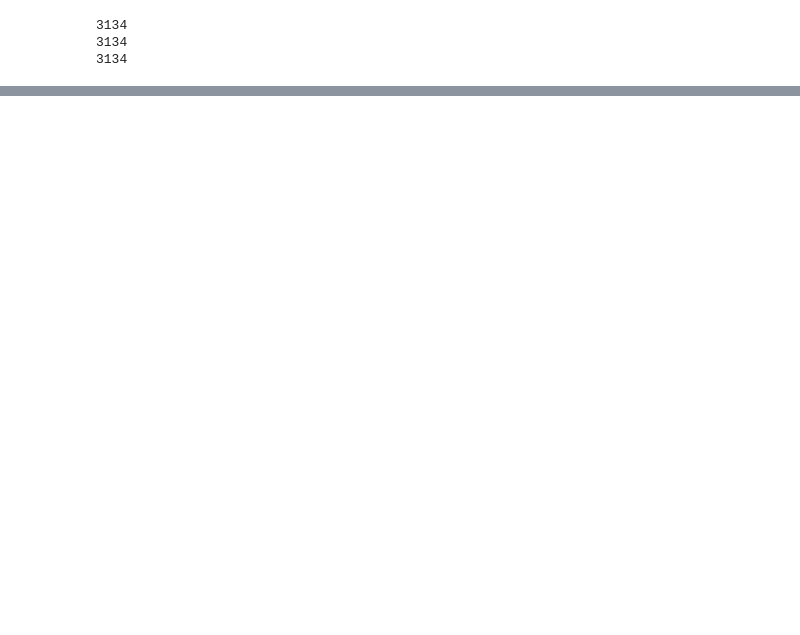
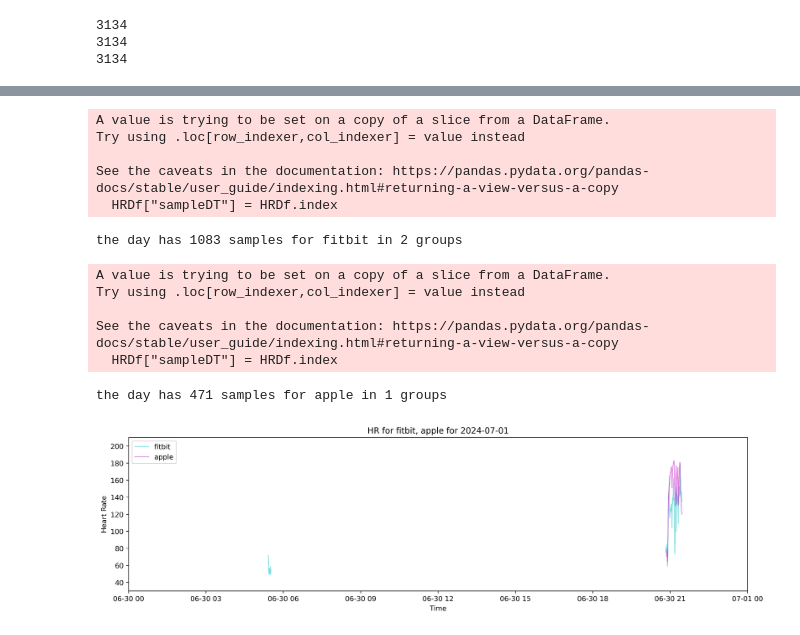
Before and after one commit to AbhikChowdhury6/dataImport, a Jupyter notebook: analyisis/HRHRPlot.ipynb, the cells around one changed output, grey strips where cells are left out. Saved outputs shown, nothing was run; the diff lists cells and outputs as text; code cells hidden in the pictures; blank space fills up the shorter version.

```diff
--- a/analyisis/HRHRPlot.ipynb
+++ b/analyisis/HRHRPlot.ipynb
@@ -32,2 +52,3 @@ print(len(fitbitGroups))
 # %%
-intersectingGroups = pd.DataFrame(calcIntersectionOfMultipleGroups([polarGroups, fitbitGroups]), columns = ['startDate', 'endDate'])
+intersectingGroups = pd.DataFrame(calcIntersectionOfMultipleGroups([appleGroups, fitbitGroups]), columns = ['startDate', 'endDate'])
+print(len(intersectingGroups))
@@ -34,3 +57,3 @@ intersectingGroups = pd.DataFrame(calcIntersectionOfMultipleGroups([polarGroups,
 # %%
 intersectingFitbitHRs = getHRsForTimePeriods(intersectingGroups, fitbitHRDf)
-intersectingPolarHRs = getHRsForTimePeriods(intersectingGroups, polarHRDf)
+intersectingAppleHRs = getHRsForTimePeriods(intersectingGroups, appleHRDf)
@@ -48,0 +86,17 @@ sorted(list(set(intersectingFitbitHRs.index.date)))
+# %%
+from datetime import date, time
+graphMultiHRDate([intersectingFitbitHRs, intersectingAppleHRs], date(2024,7,1), ['fitbit','apple'], time(0,0,0))
+# %% [output]
+A value is trying to be set on a copy of a slice from a DataFrame.
+Try using .loc[row_indexer,col_indexer] = value instead
+
+See the caveats in the documentation: https://pandas.pydata.org/pandas-docs/stable/user_guide/indexing.html#returning-a-view-versus-a-copy
+  HRDf["sampleDT"] = HRDf.index
+the day has 1083 samples for fitbit in 2 groups
+A value is trying to be set on a copy of a slice from a DataFrame.
+Try using .loc[row_indexer,col_indexer] = value instead
+
+See the caveats in the documentation: https://pandas.pydata.org/pandas-docs/stable/user_guide/indexing.html#returning-a-view-versus-a-copy
+  HRDf["sampleDT"] = HRDf.index
+the day has 471 samples for apple in 1 groups
+[figure, added]
```
Also changed, not shown: parts of 4 cells of this notebook, 3 other files.
